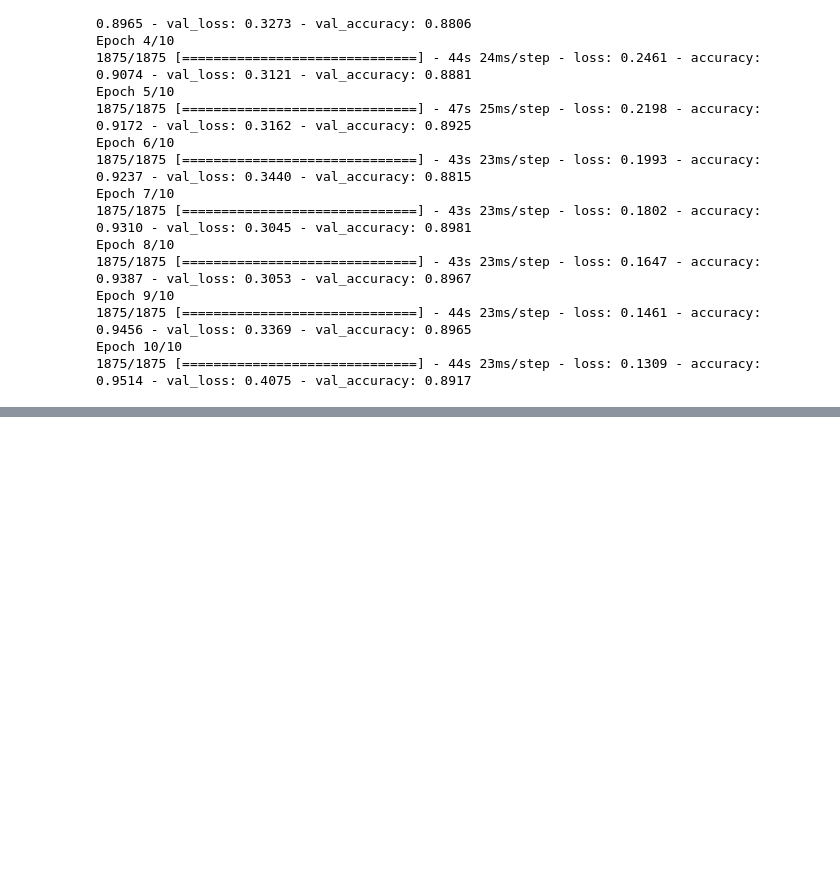
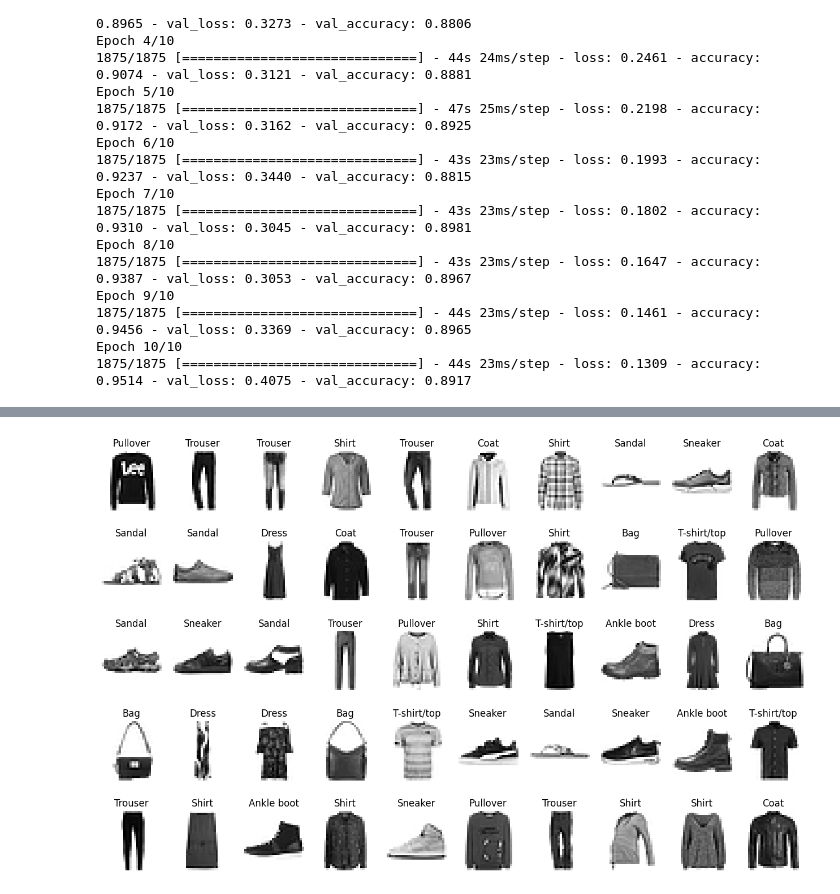
Before and after one commit to AyushPorwal247/Fashion-MNIST-classification-using-Keras, a Jupyter notebook: Classifier.ipynb, the cells around one changed output, grey strips where cells are left out. Cells and saved outputs as stored; diff of their text form; code cells hidden in the pictures; blank space fills up the shorter version.

Commit message:
Visualized testing data prediction

```diff
--- a/Classifier.ipynb
+++ b/Classifier.ipynb
@@ -125,0 +126,3 @@ Plotting Loss and Accuracy
+# %%
+import numpy as np
+prediction = np.argmax(model.predict(x_test), axis = -1)
@@ -125,0 +131,12 @@ Plotting Loss and Accuracy
+# %%
+# First 50 predictions
+images = 50
+plt.figure(figsize = (16,10))
+
+for i in range(1, images+1):
+    class_name = classes[prediction[i]]
+    plt.subplot(5, 10, i).set_title(class_name)
+    plt.axis(False)
+    plt.imshow(x_test[i], cmap = 'gray_r')
+# %% [output]
+[figure, added]
```
Also changed, not shown: parts of 3 cells of this notebook.
